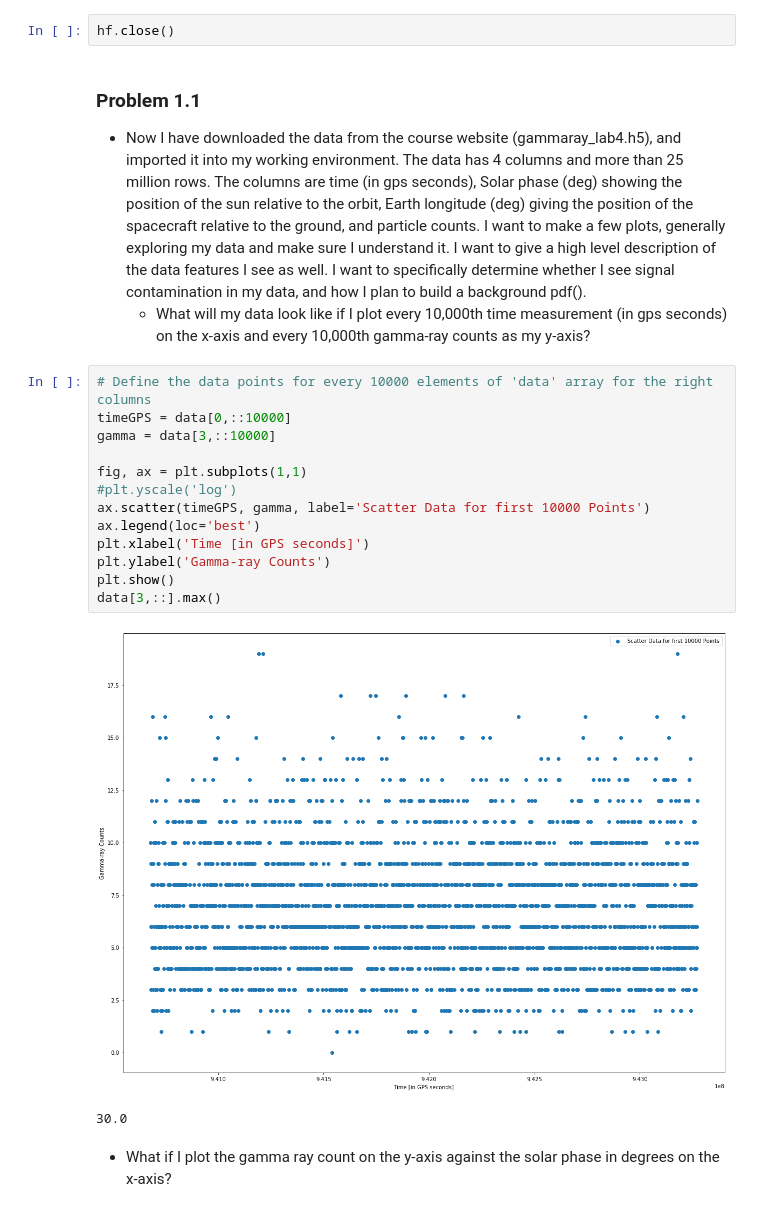
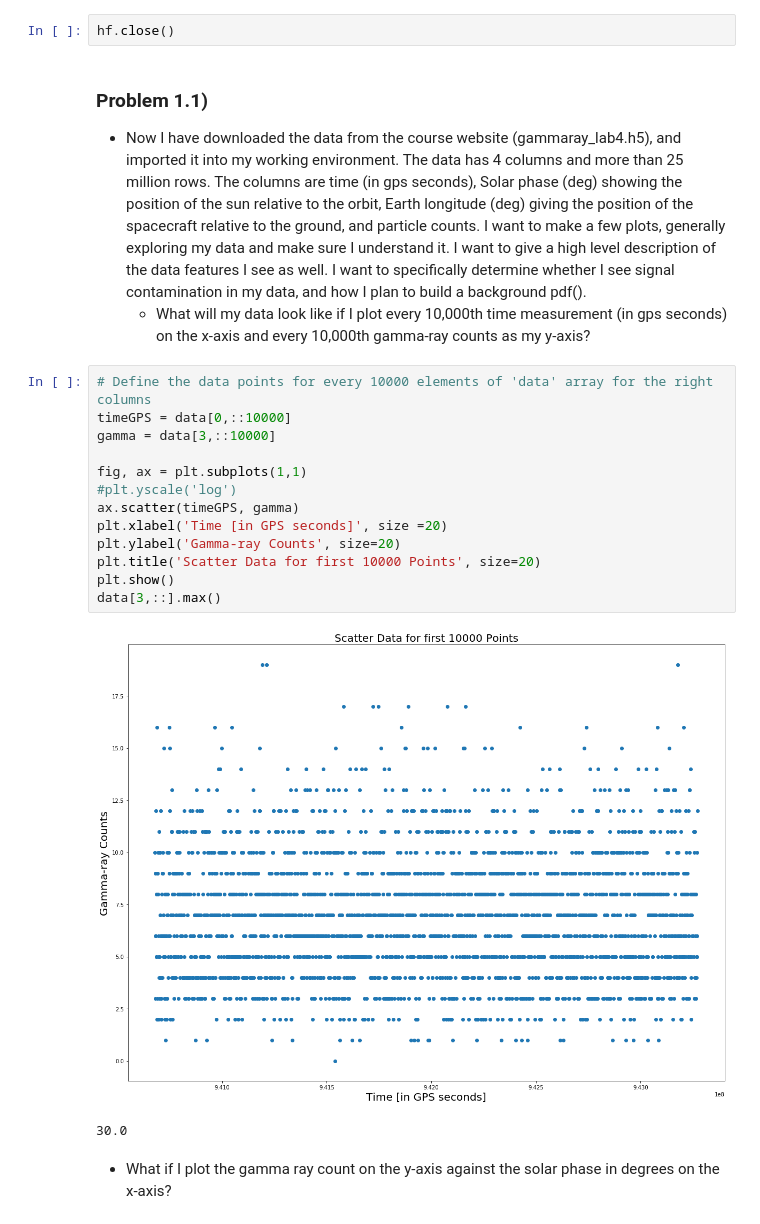
Before and after one commit to jbc1216/434-Portfolio, a Jupyter notebook: FinchCarr_Lab04.ipynb, the cells around one changed output. Drawn from its saved outputs; the diff is of its cells as text.

```diff
--- a/FinchCarr_Lab04.ipynb
+++ b/FinchCarr_Lab04.ipynb
@@ -28,24 +28,24 @@ array([9.40680016e+08, 3.15000000e+02, 4.50000000e+01, 1.00000000e+01])
 # %%
 hf.close()
 # %% [markdown]
-### Problem 1.1
+### Problem 1.1)
 - Now I have downloaded the data from the course website (gammaray_lab4.h5), and imported it into my working environment. The data has 4 columns and more than 25 million rows. The columns are time (in gps seconds), Solar phase (deg) showing the position of the sun relative to the orbit, Earth longitude (deg) giving the position of the spacecraft relative to the ground, and particle counts. I want to make a few plots, generally exploring my data and make sure I understand it. I want to give a high level description of the data features I see as well. I want to specifically determine whether I see signal contamination in my data, and how I plan to build a background pdf().
   - What will my data look like if I plot every 10,000th time measurement (in gps seconds) on the x-axis and every 10,000th gamma-ray counts as my y-axis?
 # %%
 # Define the data points for every 10000 elements of 'data' array for the right columns
 timeGPS = data[0,::10000]
 gamma = data[3,::10000]
 
 fig, ax = plt.subplots(1,1)
 #plt.yscale('log')
-ax.scatter(timeGPS, gamma, label='Scatter Data for first 10000 Points')
-ax.legend(loc='best')
-plt.xlabel('Time [in GPS seconds]')
-plt.ylabel('Gamma-ray Counts')
+ax.scatter(timeGPS, gamma)
+plt.xlabel('Time [in GPS seconds]', size =20)
+plt.ylabel('Gamma-ray Counts', size=20)
+plt.title('Scatter Data for first 10000 Points', size=20)
 plt.show()
 data[3,::].max()
 # %% [output]
-[figure, old version]
+[figure, new version]
 30.0
 # %% [markdown]
 - What if I plot the gamma ray count on the y-axis against the solar phase in degrees on the x-axis?
```
Also changed, not shown: parts of 36 cells of this notebook.
